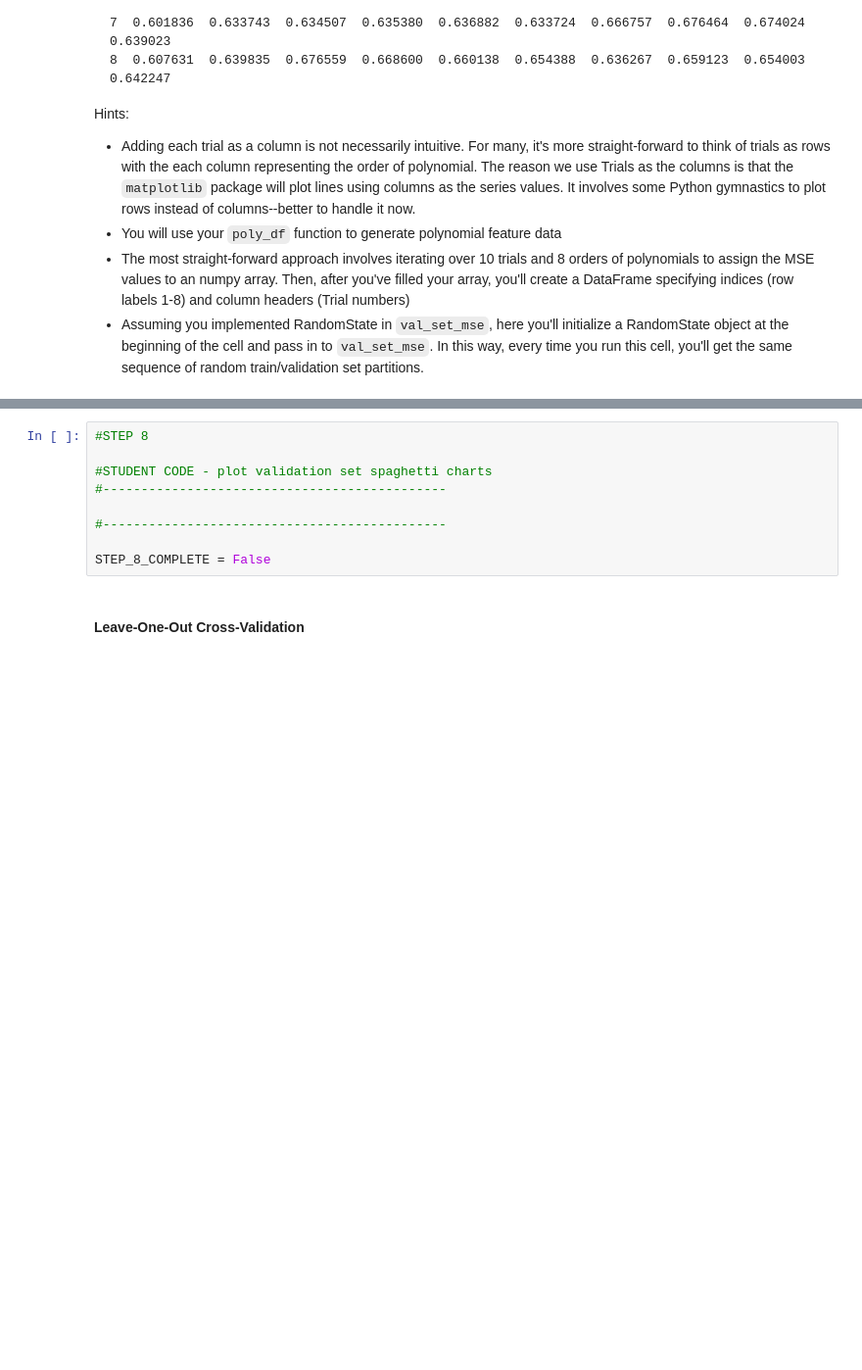
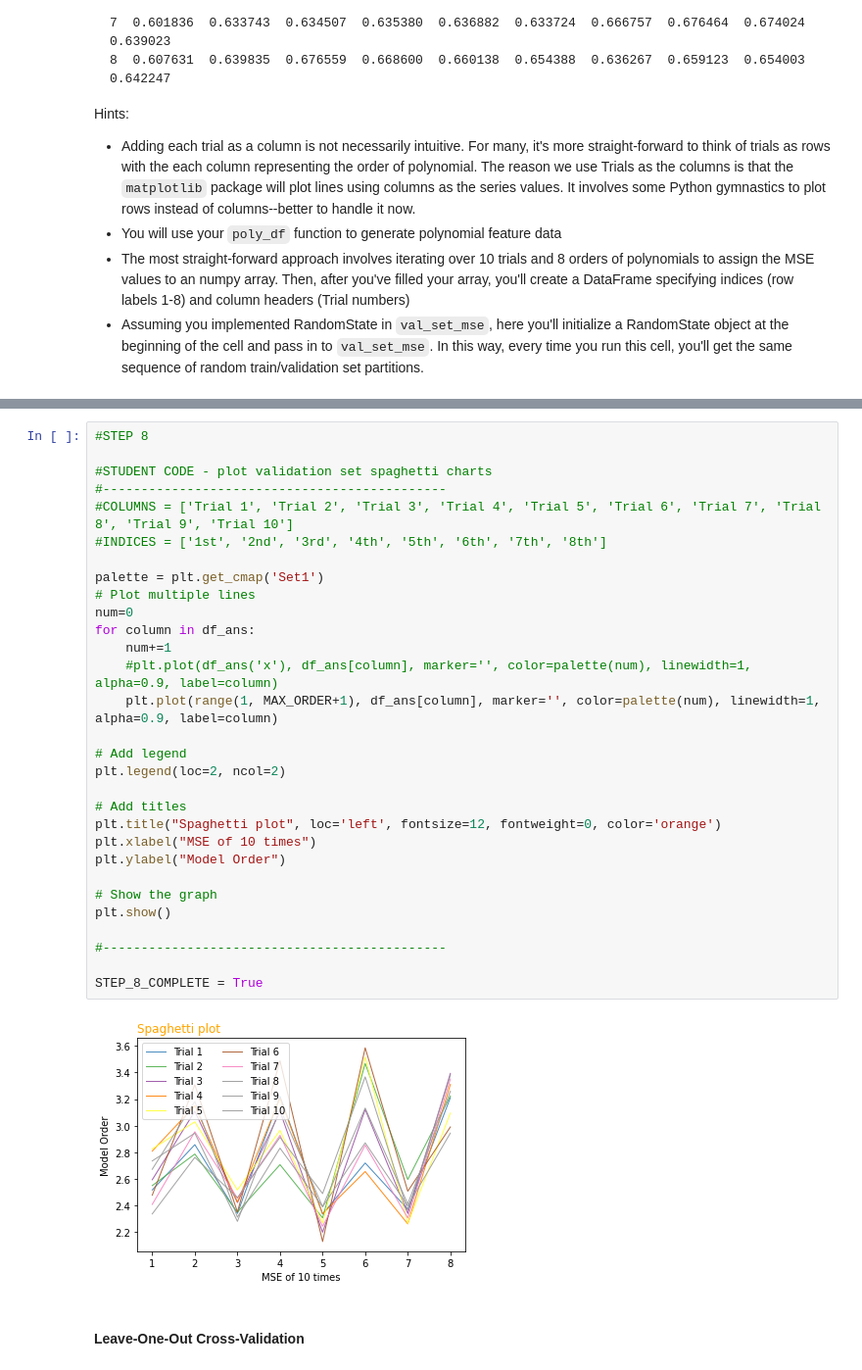
Before and after one commit to Tkokotaj/Test, a Jupyter notebook: hw3.ipynb, the cells around one changed output, grey strips where cells are left out. Shown at 98% size. Drawn from its saved outputs; the diff is of its cells as text; blank space fills up the shorter version.

```diff
--- a/hw3.ipynb
+++ b/hw3.ipynb
@@ -438,15 +522,38 @@ In this step, create a spaghetti plot of each of the 10 trials. Be sure to label
 Example of resulting plot:
 
 ![val set mse spaghetti plot](https://raw.githubusercontent.com/afit-csce623-master/template-hw3/main/images/val_set_spaghetti.png)
-# %%
-#STEP 8
-
-#STUDENT CODE - plot validation set spaghetti charts
-#---------------------------------------------
-
-#---------------------------------------------
-
-STEP_8_COMPLETE = False
+# %%
+#STEP 8
+
+#STUDENT CODE - plot validation set spaghetti charts
+#---------------------------------------------
+#COLUMNS = ['Trial 1', 'Trial 2', 'Trial 3', 'Trial 4', 'Trial 5', 'Trial 6', 'Trial 7', 'Trial 8', 'Trial 9', 'Trial 10']
+#INDICES = ['1st', '2nd', '3rd', '4th', '5th', '6th', '7th', '8th']
+
+palette = plt.get_cmap('Set1')
+# Plot multiple lines
+num=0
+for column in df_ans:
+    num+=1
+    #plt.plot(df_ans('x'), df_ans[column], marker='', color=palette(num), linewidth=1, alpha=0.9, label=column)
+    plt.plot(range(1, MAX_ORDER+1), df_ans[column], marker='', color=palette(num), linewidth=1, alpha=0.9, label=column)
+
+# Add legend
+plt.legend(loc=2, ncol=2)
+
+# Add titles
+plt.title("Spaghetti plot", loc='left', fontsize=12, fontweight=0, color='orange')
+plt.xlabel("MSE of 10 times")
+plt.ylabel("Model Order")
+
+# Show the graph
+plt.show()
+
+#---------------------------------------------
+
+STEP_8_COMPLETE = True
+# %% [output]
+[figure, added]
 # %% [markdown]
 #### Leave-One-Out Cross-Validation
 # %% [markdown]
```
Also changed, not shown: parts of 12 cells of this notebook.
